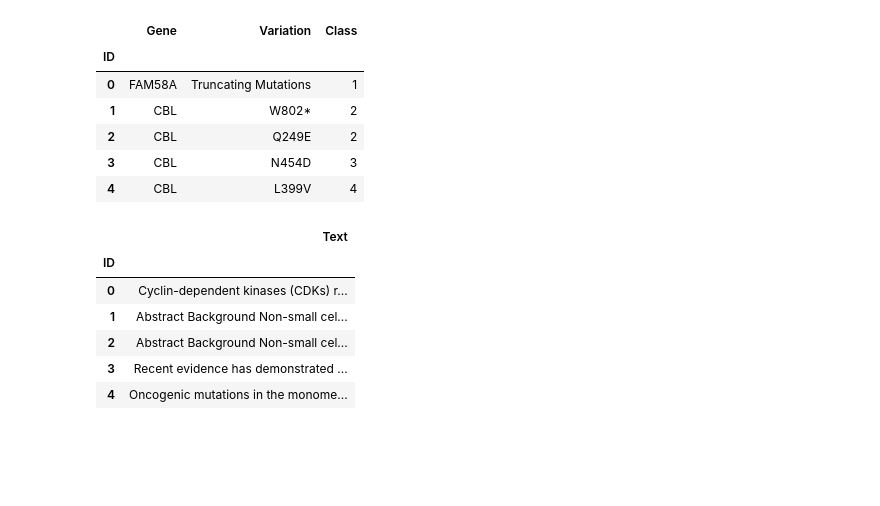
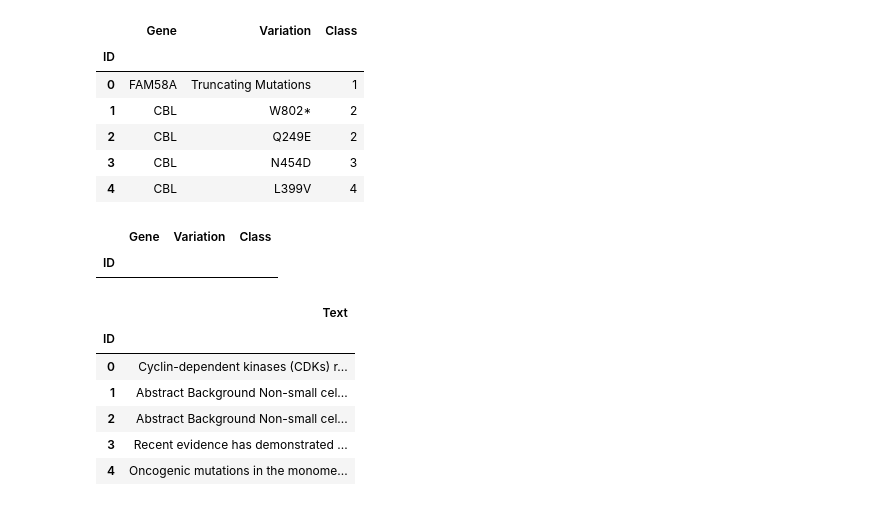
Before and after one commit to Chabname/RAPMC, a Jupyter notebook: notebook/Cancer_deep_learning.ipynb, the cells around one changed output. Drawn from its saved outputs; the diff is of its cells as text; code cells hidden in the pictures; blank space fills up the shorter version.

```diff
--- a/notebook/Cancer_deep_learning.ipynb
+++ b/notebook/Cancer_deep_learning.ipynb
@@ -74,6 +74,11 @@ train_variant.head(5)
 | 2 | CBL | Q249E | 2 |
 | 3 | CBL | N454D | 3 |
 | 4 | CBL | L399V | 4 |
+# %%
+train_variant[train_variant["Gene"] == "RAD51"]
+# %% [output]
+|  | Gene | Variation | Class |
+| ID |  |  |  |
 # %%
 train_text.head(5)
 # %% [output]
```
Also changed, not shown: parts of 9 cells of this notebook.
